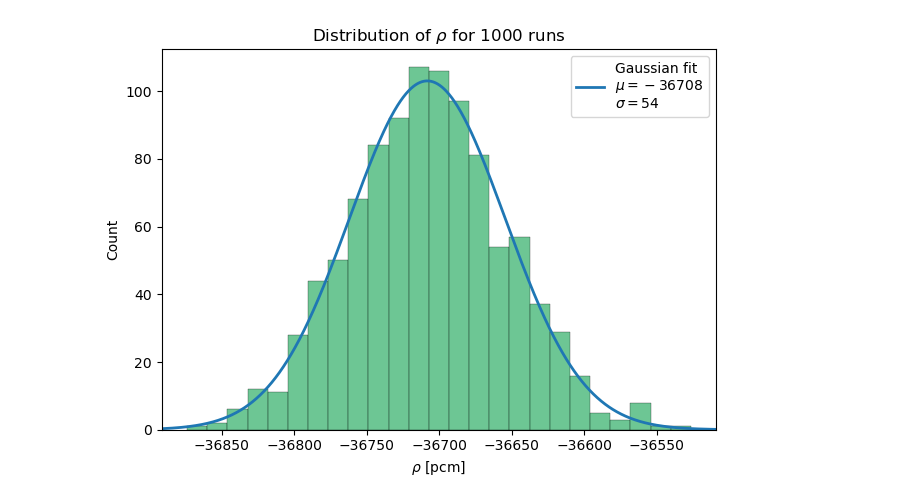
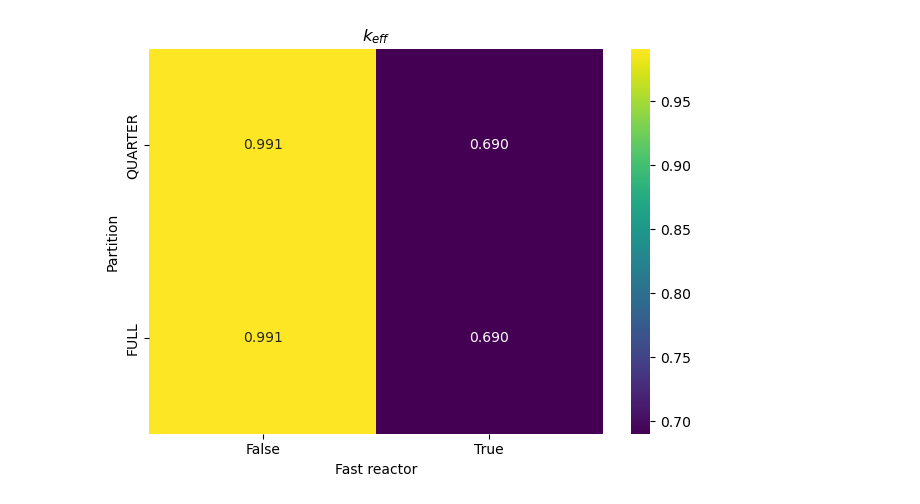
Before and after one commit to Kladdy/master-project, a Jupyter notebook: analysis/runs/R4/plotting/plot.ipynb, the cells around one changed output. Saved outputs shown, nothing was run; the diff lists cells and outputs as text; code cells hidden in the pictures.

```diff
--- a/analysis/runs/R4/plotting/plot.ipynb
+++ b/analysis/runs/R4/plotting/plot.ipynb
@@ -124,14 +87,14 @@ plt.savefig(get_filename("heatmap", "distribution-k_eff"))
-# %%
-ax = sns.histplot(df["rho-pcm"], linewidth=0.2, color="mediumseagreen")
-plt.title(fr"Distribution of $\rho$ for {len(df)} runs")
-plt.xlabel(r"$\rho$ [pcm]")
-plt.ylabel("Count")
-
-# Fit a Gaussian to the histogram heights
-popt, pcov = fit_gaussian_to_histogram(ax, p0=[1, np.mean(df["rho-pcm"]), np.mean(df["rho-std-pcm"])], decimals=0)
-
-plt.legend()
-plt.tight_layout()
-plt.savefig(get_filename("heatmap", "distribution-rho"))
-# %% [output]
-[figure, removed]
+# %%
+# pivot the dataframe from long to wide form
+pivoted_df_k_eff = df.pivot(index='PARTITION_TEXT', columns='FAST_REACTOR', values='k-eff')
+pivoted_df_t_elapsed = df.pivot(index='PARTITION_TEXT', columns='FAST_REACTOR', values='t_elapsed')
+# %%
+ax = sns.heatmap(pivoted_df_k_eff, annot=True, fmt=".3f", cmap='viridis')
+ax.invert_yaxis()
+plt.title("$k_{eff}$")
+plt.xlabel("Fast reactor")
+plt.ylabel("Partition")
+plt.tight_layout()
+plt.savefig(get_filename("heatmap", "k_eff"))
+# %% [output]
+[figure, added]
```
Also changed, not shown: parts of 5 cells of this notebook, 19 other files.
